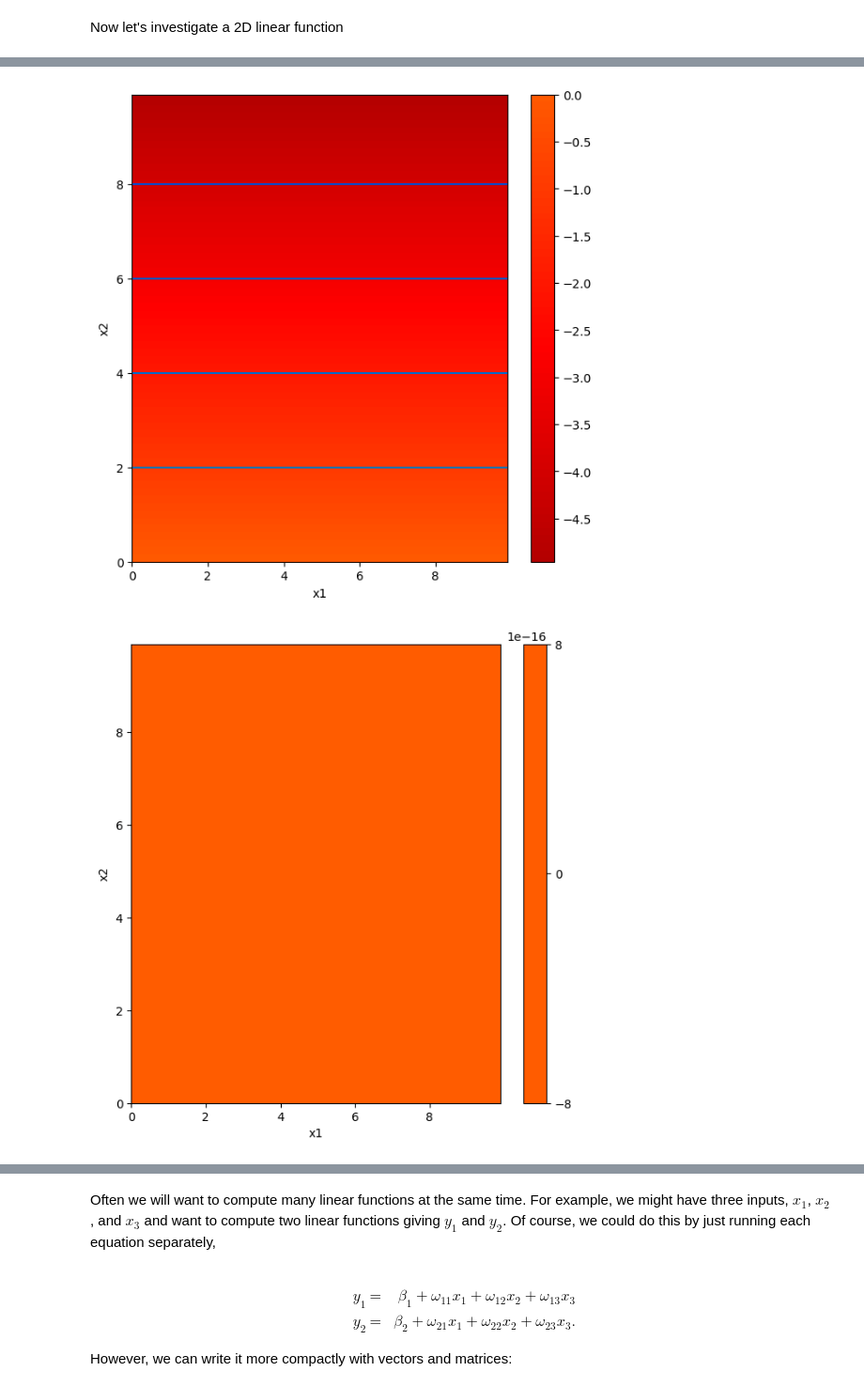
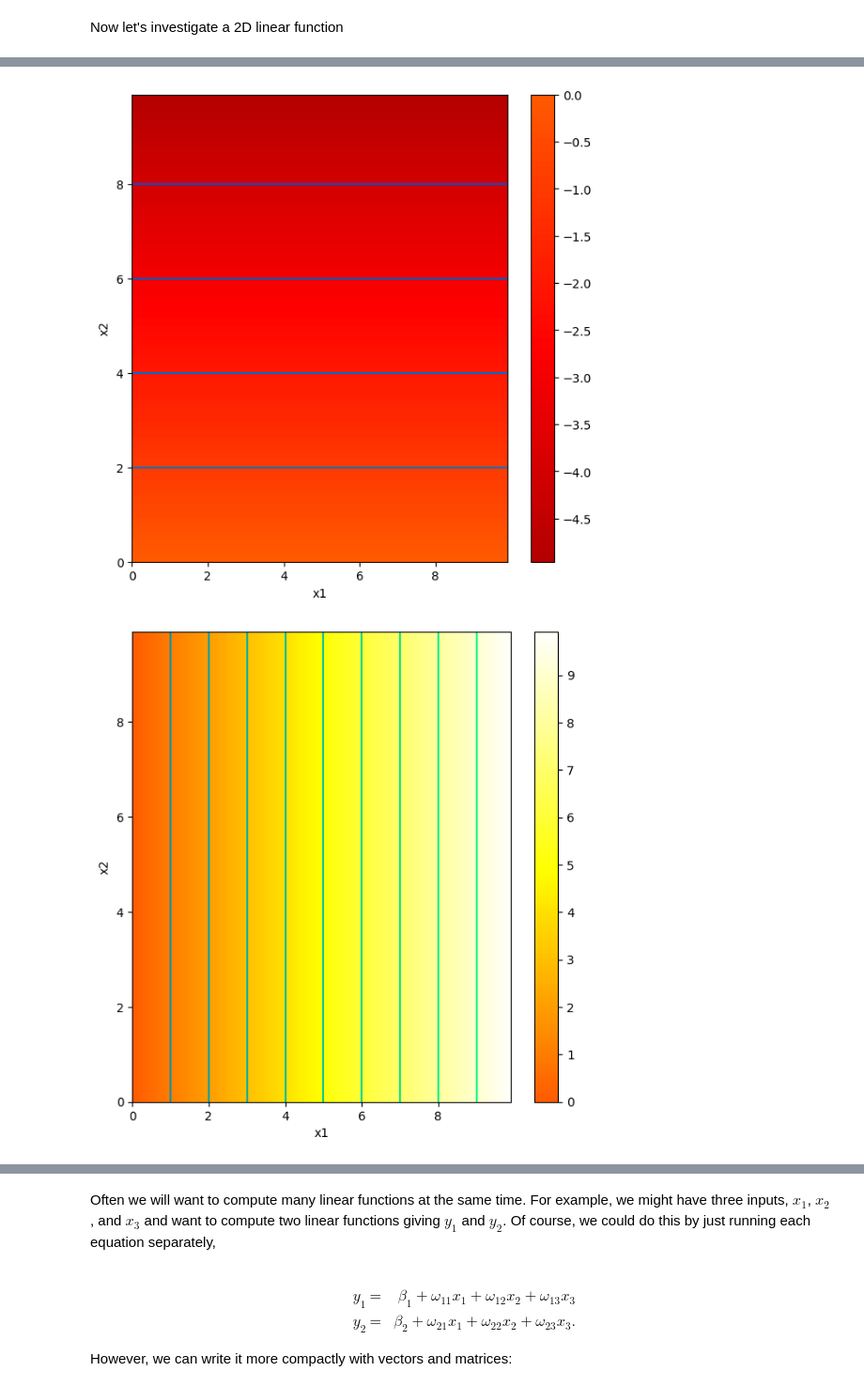
Before and after one commit to Web-Jose/CSCI-167, a Jupyter notebook: 1_1_BackgroundMathematics.ipynb, the cells around one changed output, grey strips where cells are left out. Shown: that part at 94% size. Drawn from its saved outputs; the diff is of its cells as text; code cells hidden in the pictures.

```diff
--- a/1_1_BackgroundMathematics.ipynb
+++ b/1_1_BackgroundMathematics.ipynb
@@ -94,34 +94,34 @@ y  = linear_function_2D(x1,x2,beta, omega1, omega2)
 # Draw the function.
 # Color represents y value (brighter = higher value)
 # Black = -10 or less, White = +10 or more
 # 0 = mid orange
 # Lines are contours where value is equal
 draw_2D_function(x1,x2,y)
 
 # TODO
 # Predict what this plot will look like if you set omega_1 to zero
 # Change the code and see if you are right.
 
-omega1 = 0.0
+beta = 0.0; omega1 = 0.0; omega2 = -0.5
 y  = linear_function_2D(x1,x2,beta, omega1, omega2)
 draw_2D_function(x1,x2,y)
 
 # TODO
 # Predict what this plot will look like if you set omega_2 to zero
 # Change the code and see if you are right.
 
-omega2 = 0.0
+beta = 0.0; omega1 = 1.0; omega2 = 0.0
 y  = linear_function_2D(x1,x2,beta, omega1, omega2)
 draw_2D_function(x1,x2,y)
 
 # TODO
 # Predict what this plot will look like if you set beta to -5
 # Change the code and see if you are correct
 
-beta = -5.0
+beta = -5.0; omega1 = 1.0; omega2 = -0.5
 y  = linear_function_2D(x1,x2,beta, omega1, omega2)
 draw_2D_function(x1,x2,y)
 # %% [output]
 [figure]
 [figure]
-[figure, old version]
+[figure, new version]
```
Also changed, not shown: parts of 7 cells of this notebook.
